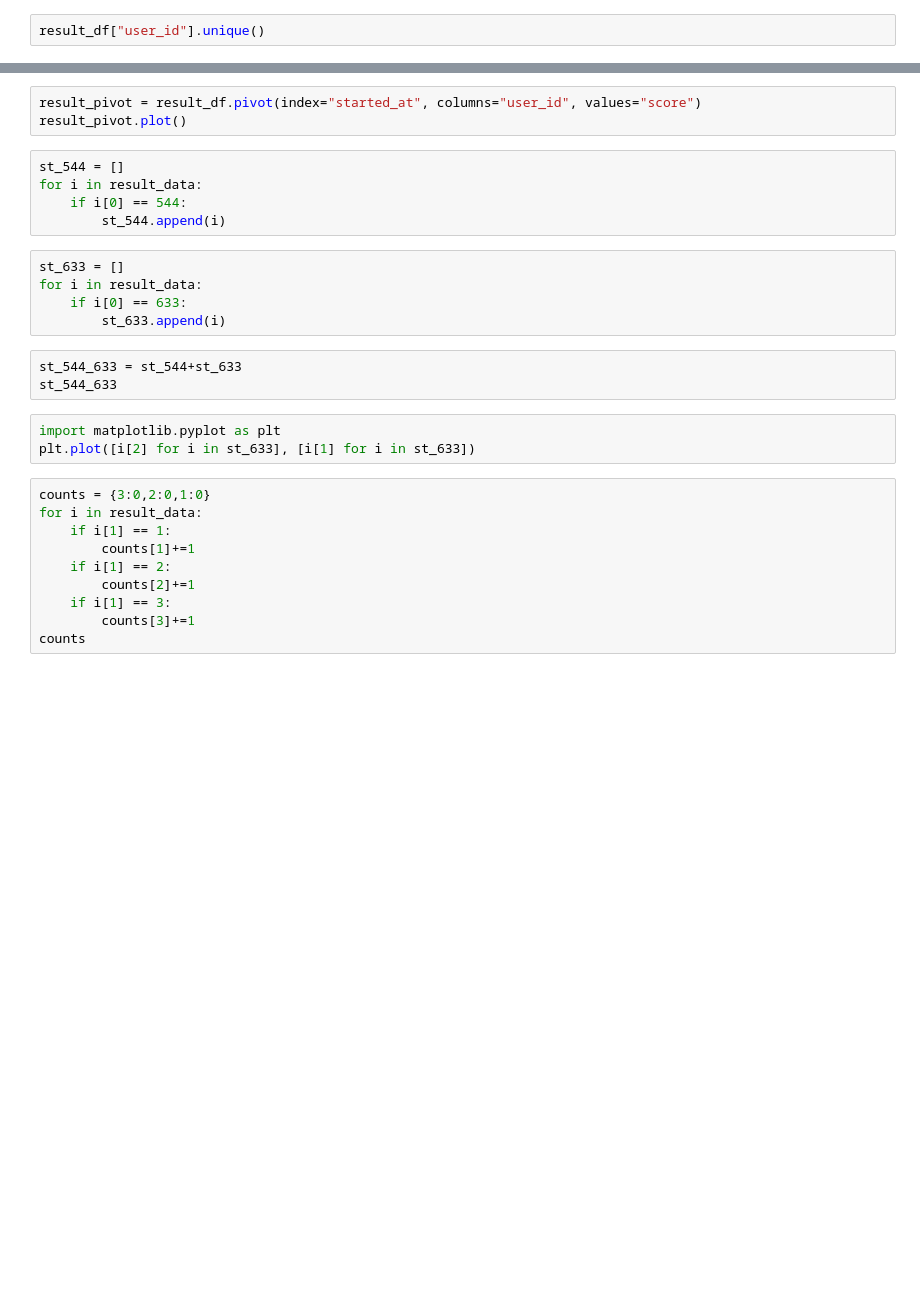
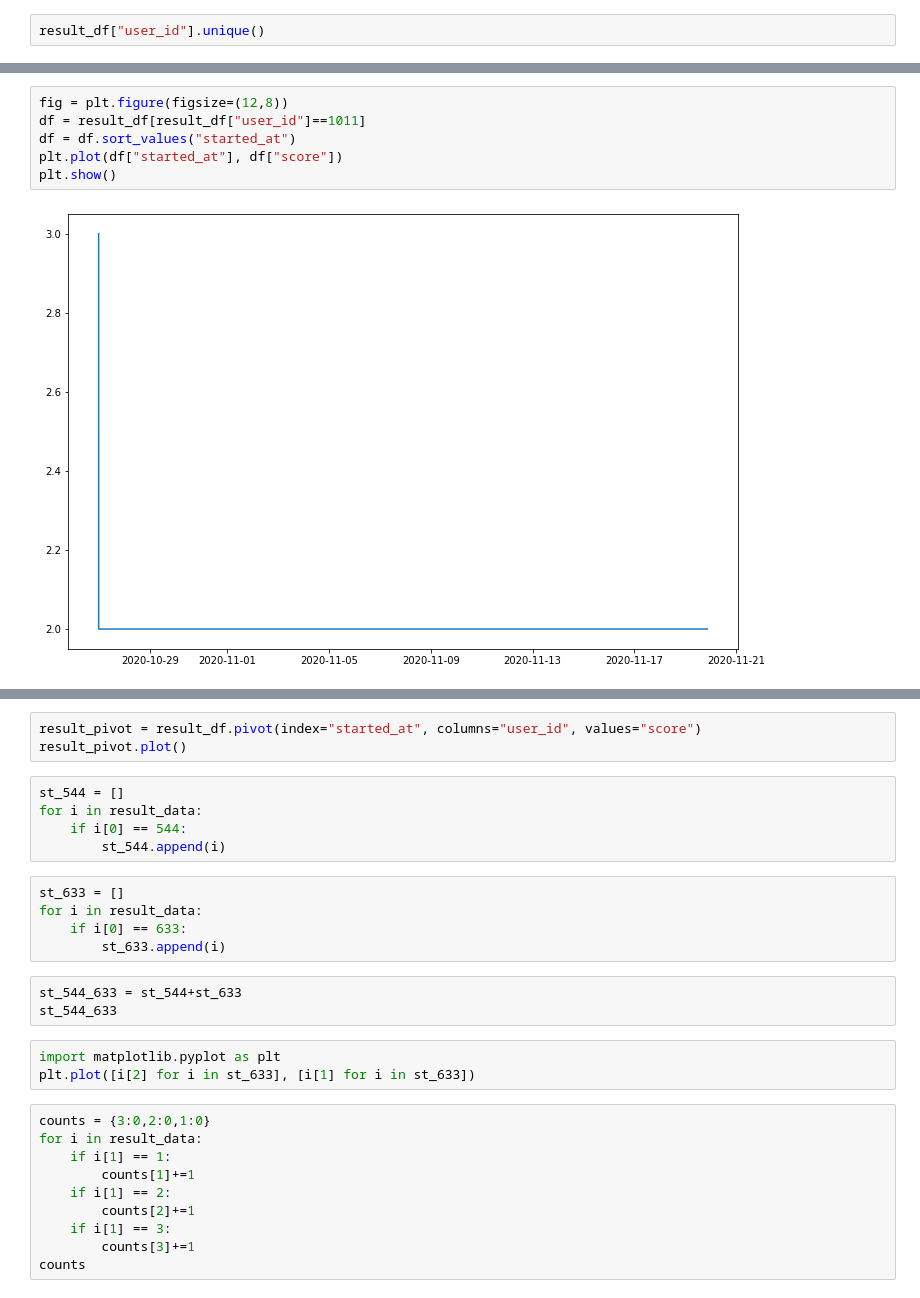
Before and after one commit to GwenStacey/Canvas-Data, a Jupyter notebook: canvas_data/m-m.ipynb, the cells around one changed output, grey strips where cells are left out. Saved outputs shown, nothing was run; the diff lists cells and outputs as text; blank space fills up the shorter version.

```diff
--- a/canvas_data/m-m.ipynb
+++ b/canvas_data/m-m.ipynb
@@ -175,0 +202,8 @@ plt.show()
+# %%
+fig = plt.figure(figsize=(12,8))
+df = result_df[result_df["user_id"]==1011]
+df = df.sort_values("started_at")
+plt.plot(df["started_at"], df["score"])
+plt.show()
+# %% [output]
+[figure, added]
```
Also changed, not shown: parts of 9 cells of this notebook.
